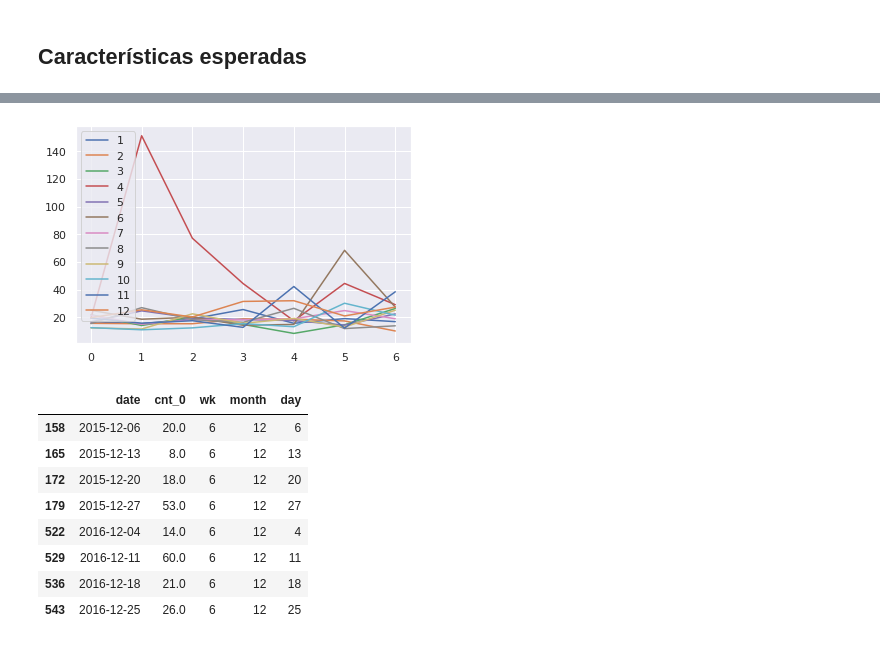
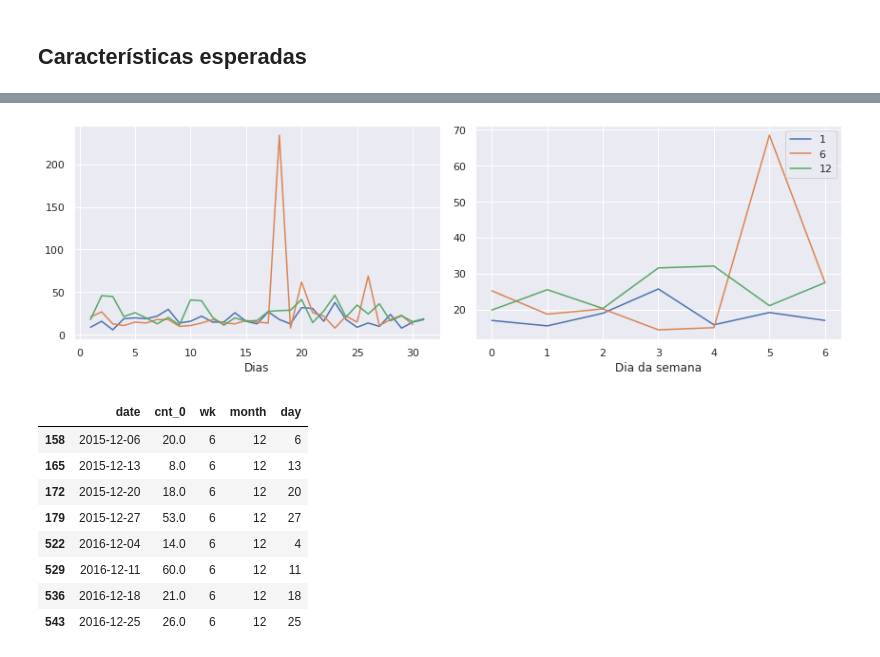
Before and after one commit to ifribeiro/minicurso_webmedia22, a Jupyter notebook: gans_wikipedia.ipynb, the cells around one changed output, grey strips where cells are left out. Cells and saved outputs as stored; diff of their text form; code cells hidden in the pictures.

```diff
--- a/gans_wikipedia.ipynb
+++ b/gans_wikipedia.ipynb
@@ -92,5 +91,5 @@ ax[1].tick_params('x', labelrotation=15);
 # ATUALIZAR A FUNÇÃO PRA PEGAR POR MÊS
 real_data = dataset['cnt'].values.reshape(dataset.shape[0]//1, 1)
 df_real = p.get_df(list_dates=lista_datas, data=dataset[['cnt']].values, timesteps=1, month=True)
-# lista_cnt = [p.get_count(df_real, w,24, column='ts')['cnt_0'] for w in range(7)]
+dict_cnt_days, dict_cnt_wks  = p.count_daily(df_real)
 # %%
@@ -114,19 +97,21 @@ df_real
-# %%
-meses = np.arange(1,13)
-fig, ax = plt.subplots()
-for m in meses:
-    mes = groupsMonth.get_group(m)
-    groupsDay = mes.groupby(by="wk")
-    x_valores = list(groupsDay.groups.keys())
-    lista_cnt = []
-    for k in x_valores:
-        df = groupsDay.get_group(k)
-        cnt = df['cnt_0'].mean()
-        lista_cnt.append(cnt)
-    ax.plot(x_valores, lista_cnt, label="{}".format(m))
-plt.legend();
-# %% [output]
-[figure, removed]
+# %%
+meses = np.arange(1,13)
+meses = [1,6,12]
+fig, ax = plt.subplots(ncols=2, figsize=(12,4))
+for m in meses:
+    x_valores = dict_cnt_days[m]['x']
+    lista_cnt = dict_cnt_days[m]['cnts']
+
+    x_valores_wks = dict_cnt_wks[m]['x']
+    lista_cnt_wks = dict_cnt_wks[m]['cnts']
+    ax[0].plot(x_valores, lista_cnt, label="{}".format(m))
+    ax[0].set_xlabel("Dias")
+    ax[1].plot(x_valores_wks, lista_cnt_wks, label="{}".format(m))
+    ax[1].set_xlabel("Dia da semana")
+plt.tight_layout()
+plt.legend();
+# %% [output]
+[figure, added]
 # %%
 df
 # %% [output]
```
Also changed, not shown: parts of 6 cells of this notebook, 1 other file.
